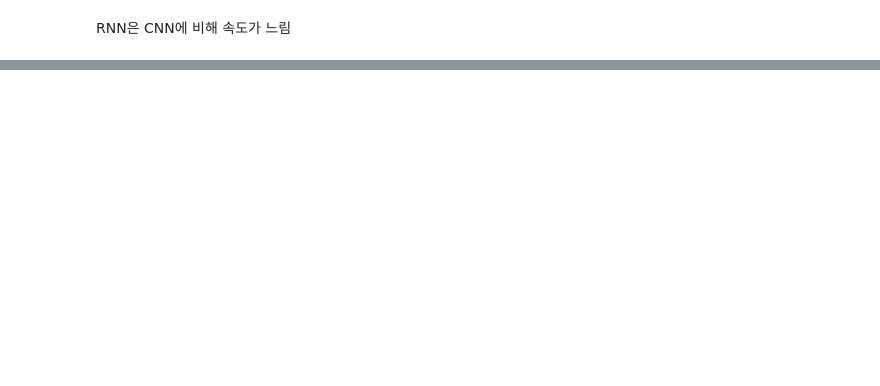
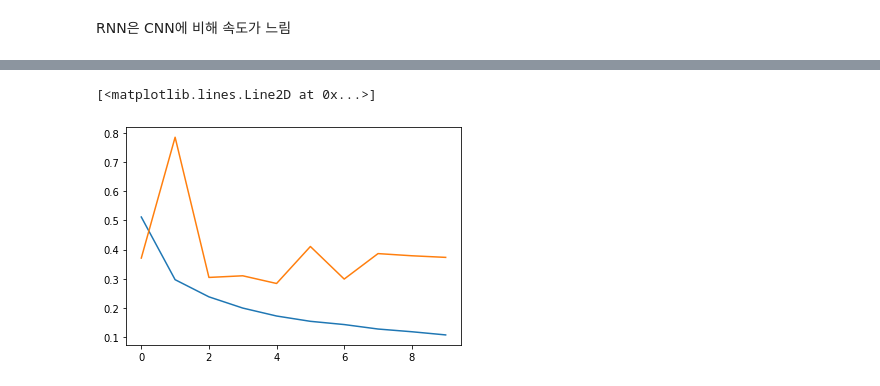
Before and after one commit to heewon330/TIL2, a Jupyter notebook: TIL2/machine_learning/RNN.ipynb, the cells around one changed output, grey strips where cells are left out. Saved outputs shown, nothing was run; the diff lists cells and outputs as text; code cells hidden in the pictures; blank space fills up the shorter version.

Commit message:
LSTM

```diff
--- a/TIL2/machine_learning/RNN.ipynb
+++ b/TIL2/machine_learning/RNN.ipynb
@@ -142,0 +156,13 @@ plt.plot( hist.history['val_acc'], label='validation accuracy')
+# %%
+model = tf.keras.models.Sequential()
+model.add( tf.keras.layers.Embedding( max_features, 32 ))
+model.add( tf.keras.layers.LSTM(32) )
+model.add( tf.keras.layers.Dense(1, activation='sigmoid'))
+
+model.compile(
+  loss='binary_crossentropy',
+  metrics = ['acc'],
+  optimizer = 'rmsprop'
+)
+# %%
+hist = model.fit( x_train, y_train, epochs=10, batch_size=128, validation_split=0.2)
@@ -142,0 +195,6 @@ plt.plot( hist.history['val_acc'], label='validation accuracy')
+# %%
+plt.plot( hist.history['loss'], label='train loss')
+plt.plot( hist.history['val_loss'], label='validation loss')
+# %% [output]
+[<matplotlib.lines.Line2D at 0x...>]
+[figure, added]
```
Also changed, not shown: parts of 21 cells of this notebook.
